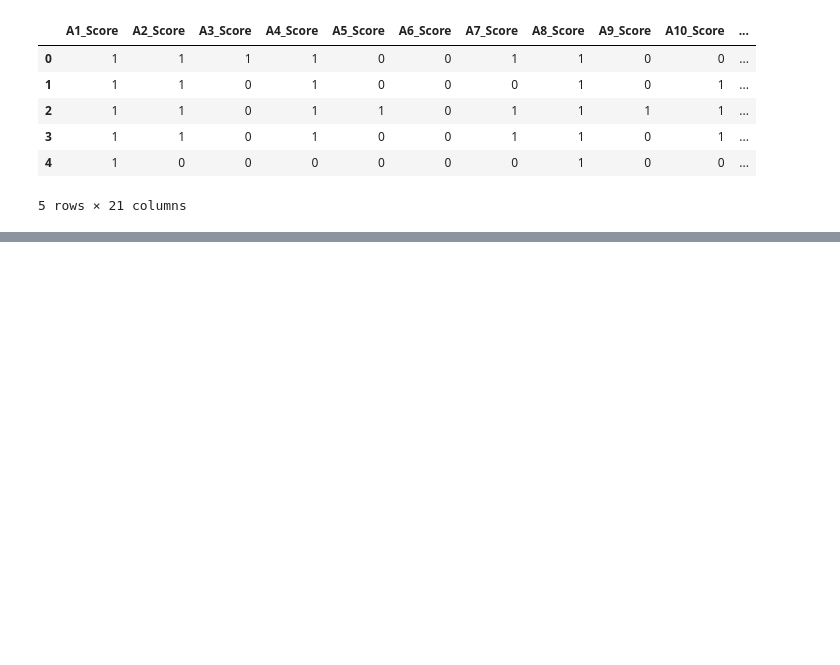
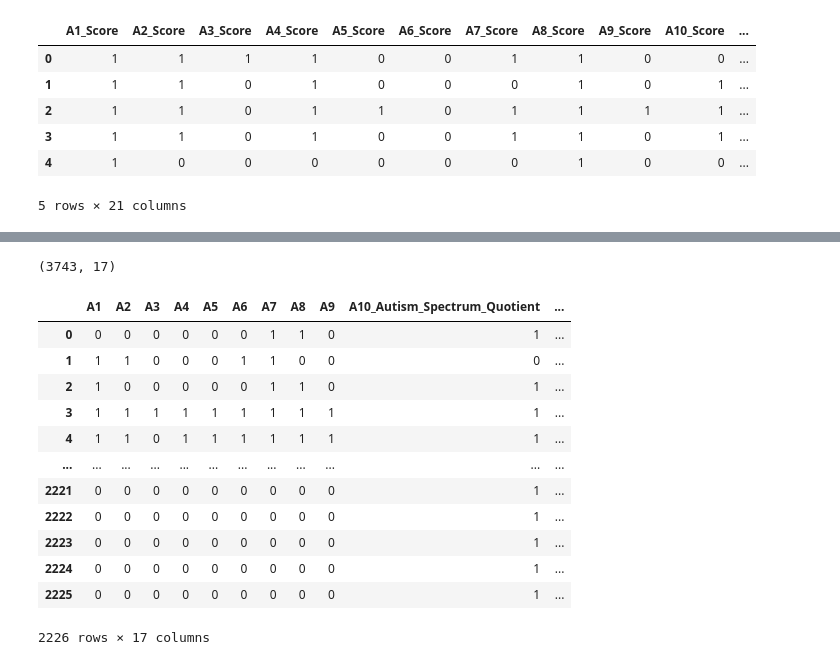
Before and after one commit to alexkatopodis/machine-learning-autism, a Jupyter notebook: initial.ipynb, the cells around one changed output, grey strips where cells are left out. Saved outputs shown, nothing was run; the diff lists cells and outputs as text; code cells hidden in the pictures; blank space fills up the shorter version.

```diff
--- a/initial.ipynb
+++ b/initial.ipynb
@@ -41,0 +230,7 @@ data3.head()
+# %%
+replacements = {
+    'Health care professional':'Health Care Professional',
+    'family member':'Family Member',
+    'Family member':'Family Member'
+}
+data_fin['Who_completed_the_test'] = data_fin['Who_completed_the_test'].replace(replacements)
@@ -41,0 +262,3 @@ data3.head()
+# %%
+data_fin['Ethnicity'].replace('?', np.nan, inplace=True)
+data_fin['Who_completed_the_test'].replace('?', np.nan, inplace=True)
@@ -41,0 +287,8 @@ data3.head()
+# %%
+idf=data_fin.copy()
+from sklearn.impute import SimpleImputer
+# %%
+imp = SimpleImputer(strategy='most_frequent')
+imputed_data = pd.DataFrame(imp.fit_transform(idf))
+imputed_data.columns = idf.columns
+imputed_data.index = idf.index
@@ -41,0 +317,21 @@ data3.head()
+# %%
+imputed_data.shape
+# %% [output]
+(3743, 17)
+# %%
+df_child=imputed_data[imputed_data['Age_Years']<=10].reset_index().drop("index", axis = 1)
+df_child
+# %% [output]
+|  | A1 | A2 | A3 | A4 | A5 | A6 | A7 | A8 | A9 | A10_Autism_Spectrum_Quotient | ... |
+| 0 | 0 | 0 | 0 | 0 | 0 | 0 | 1 | 1 | 0 | 1 | ... |
+| 1 | 1 | 1 | 0 | 0 | 0 | 1 | 1 | 0 | 0 | 0 | ... |
+| 2 | 1 | 0 | 0 | 0 | 0 | 0 | 1 | 1 | 0 | 1 | ... |
+| 3 | 1 | 1 | 1 | 1 | 1 | 1 | 1 | 1 | 1 | 1 | ... |
+| 4 | 1 | 1 | 0 | 1 | 1 | 1 | 1 | 1 | 1 | 1 | ... |
+| ... | ... | ... | ... | ... | ... | ... | ... | ... | ... | ... | ... |
+| 2221 | 0 | 0 | 0 | 0 | 0 | 0 | 0 | 0 | 0 | 1 | ... |
+| 2222 | 0 | 0 | 0 | 0 | 0 | 0 | 0 | 0 | 0 | 1 | ... |
+| 2223 | 0 | 0 | 0 | 0 | 0 | 0 | 0 | 0 | 0 | 1 | ... |
+| 2224 | 0 | 0 | 0 | 0 | 0 | 0 | 0 | 0 | 0 | 1 | ... |
+| 2225 | 0 | 0 | 0 | 0 | 0 | 0 | 0 | 0 | 0 | 1 | ... |
+2226 rows × 17 columns
```
Also changed, not shown: parts of 27 cells of this notebook, 4 other files.
